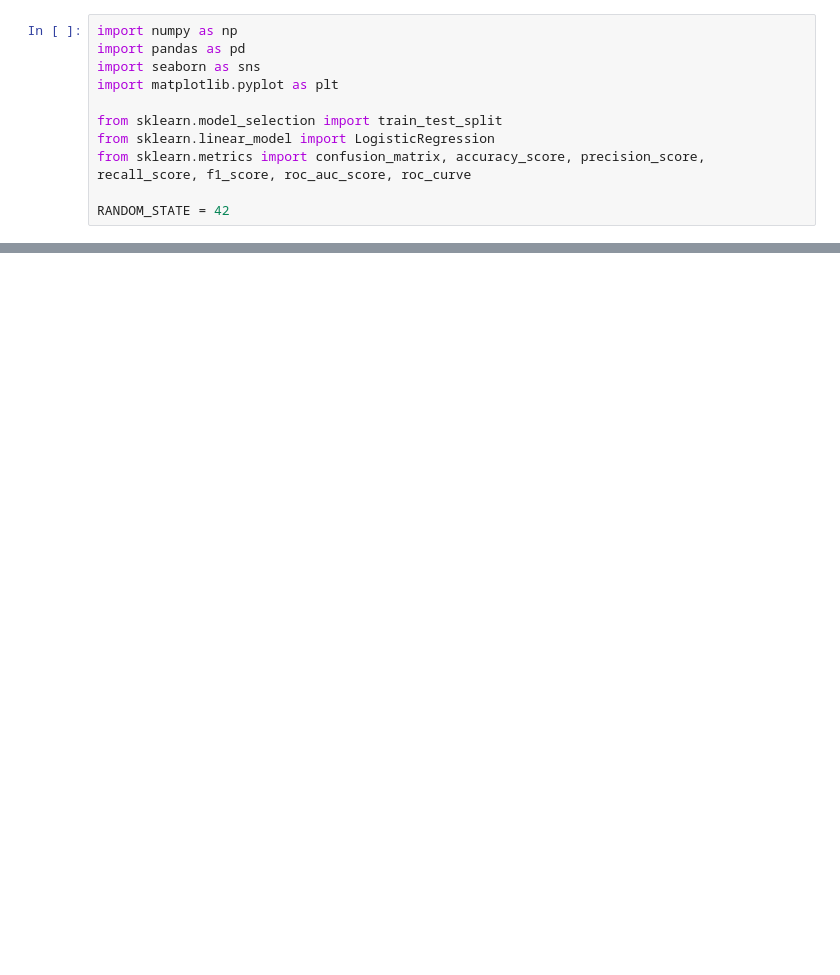
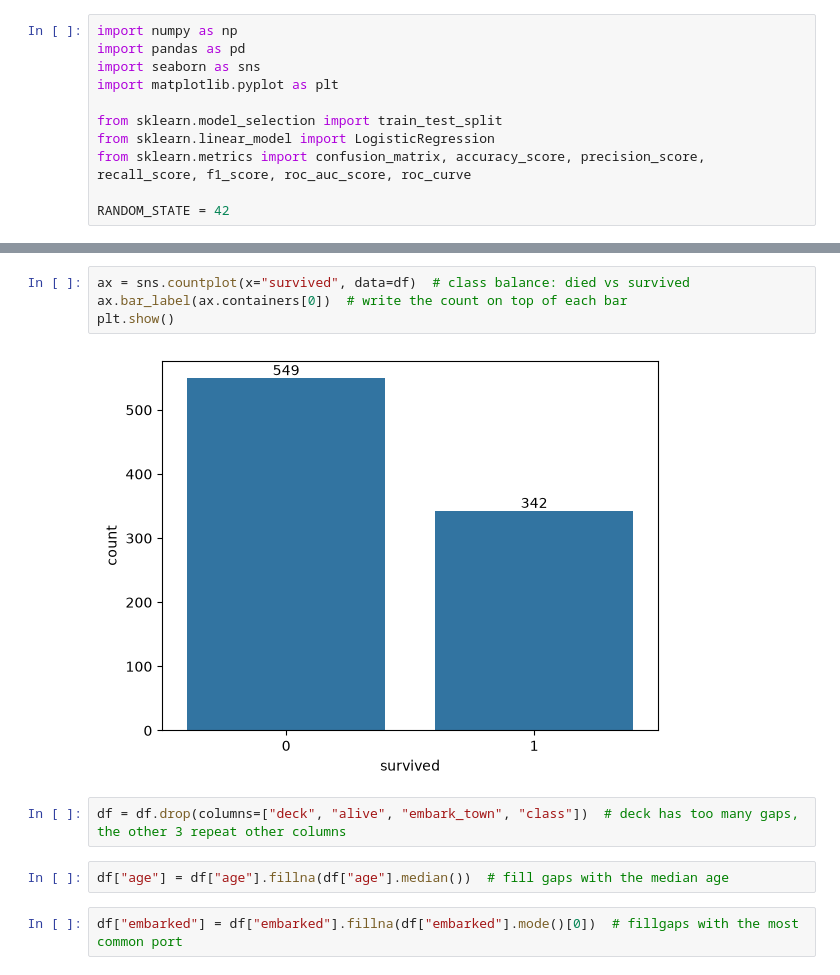
Before and after one commit to TuhinShaikh/Logistic-Regression, a Jupyter notebook: titanic_logistic_regression.ipynb, the cells around one changed output, grey strips where cells are left out. Drawn from its saved outputs; the diff is of its cells as text; blank space fills up the shorter version.

```diff
--- a/titanic_logistic_regression.ipynb
+++ b/titanic_logistic_regression.ipynb
@@ -21,0 +117,12 @@ df.head()
+# %%
+ax = sns.countplot(x="survived", data=df)  # class balance: died vs survived
+ax.bar_label(ax.containers[0])  # write the count on top of each bar
+plt.show()
+# %% [output]
+[figure, added]
+# %%
+df = df.drop(columns=["deck", "alive", "embark_town", "class"])  # deck has too many gaps, the other 3 repeat other columns
+# %%
+df["age"] = df["age"].fillna(df["age"].median())  # fill gaps with the median age
+# %%
+df["embarked"] = df["embarked"].fillna(df["embarked"].mode()[0])  # fillgaps with the most common port
```
Also changed, not shown: parts of 27 cells of this notebook.
